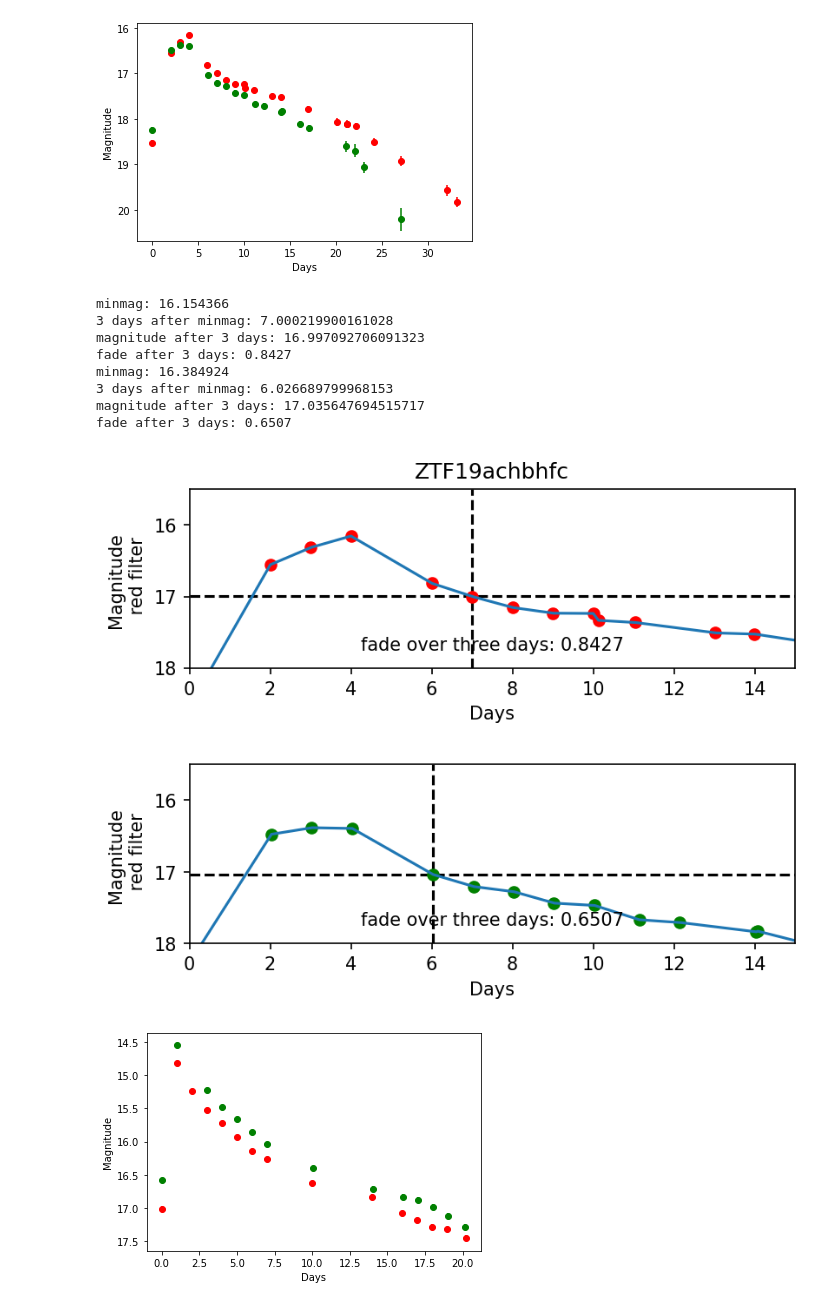
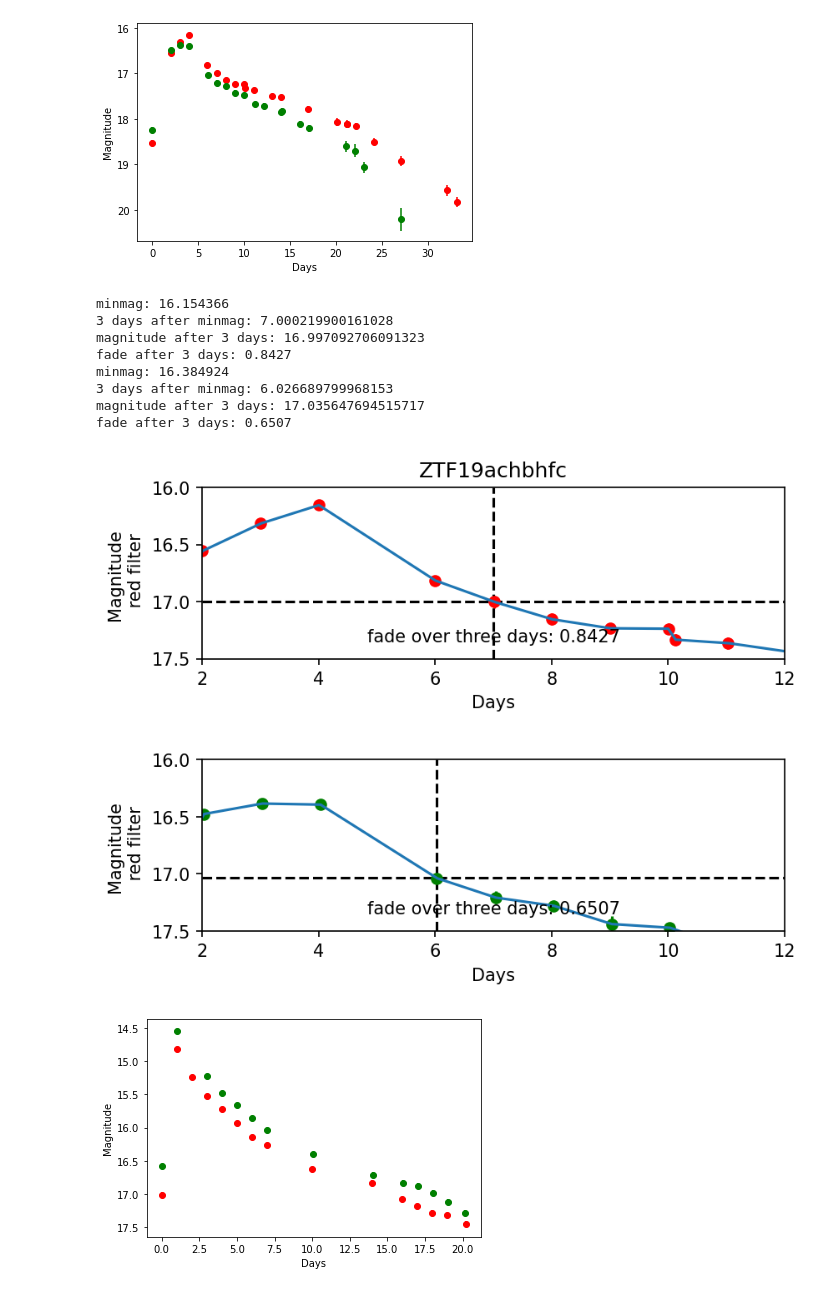
Before and after one commit to magerhart/Summer-Research, a Jupyter notebook: Fade 3 days after peak plots.ipynb, the cells around one changed output. Cells and saved outputs as stored; diff of their text form; code cells hidden in the pictures.

```diff
--- a/Fade 3 days after peak plots.ipynb
+++ b/Fade 3 days after peak plots.ipynb
@@ -1407,36 +1407,36 @@ ax2.errorbar(x_vals, y_vals, y_error, c='green', fmt='o')
 ax2.set_xlabel("Days")
 ax2.set_ylabel(f'Magnitude \n red filter')
 plt.subplot(2,1,2)
 plt.gca().invert_yaxis()
 
 ax2.axhline(float(threedaymag), c='black', ls='--')
 ax2.axvline(float(tdm_time), c='black', ls='--')
 
 # interpolating between data points
 x_interp = np.linspace(np.min(x_vals), np.max(x_vals), 10000)
 y_interp = np.interp(x_interp, x_vals, y_vals)
 ax2.errorbar(x_interp, y_interp)
 
 # Adding text to plot
 textstr = f'fade over three days: {fade}'
 ax2.text(0.5, 0.1, textstr, ha='center', transform=ax2.transAxes)
 
 #formatting axes
 ax1.get_shared_x_axes().join(ax1,ax2)
 ax1.get_shared_y_axes().join(ax1,ax2)
-plt.axis([0, 15, 18, 15.5])
+plt.axis([2, 12, 17.5, 16])
 plt.show()
 # %% [output]
 minmag: 16.154366
 3 days after minmag: 7.000219900161028
 magnitude after 3 days: 16.997092706091323
 fade after 3 days: 0.8427
 minmag: 16.384924
 3 days after minmag: 6.026689799968153
 magnitude after 3 days: 17.035647694515717
 fade after 3 days: 0.6507
-[figure, old version]
+[figure, new version]
-[figure, old version]
+[figure, new version]
 # %%
 CV_9 = pd.read_csv("C:\\Users\\marya\\Downloads\\ZTF19abzipjc_20220606\\detections_ZTF19abzipjc.csv")
 plotname = CV_9
```
Also changed, not shown: parts of 22 cells of this notebook.
